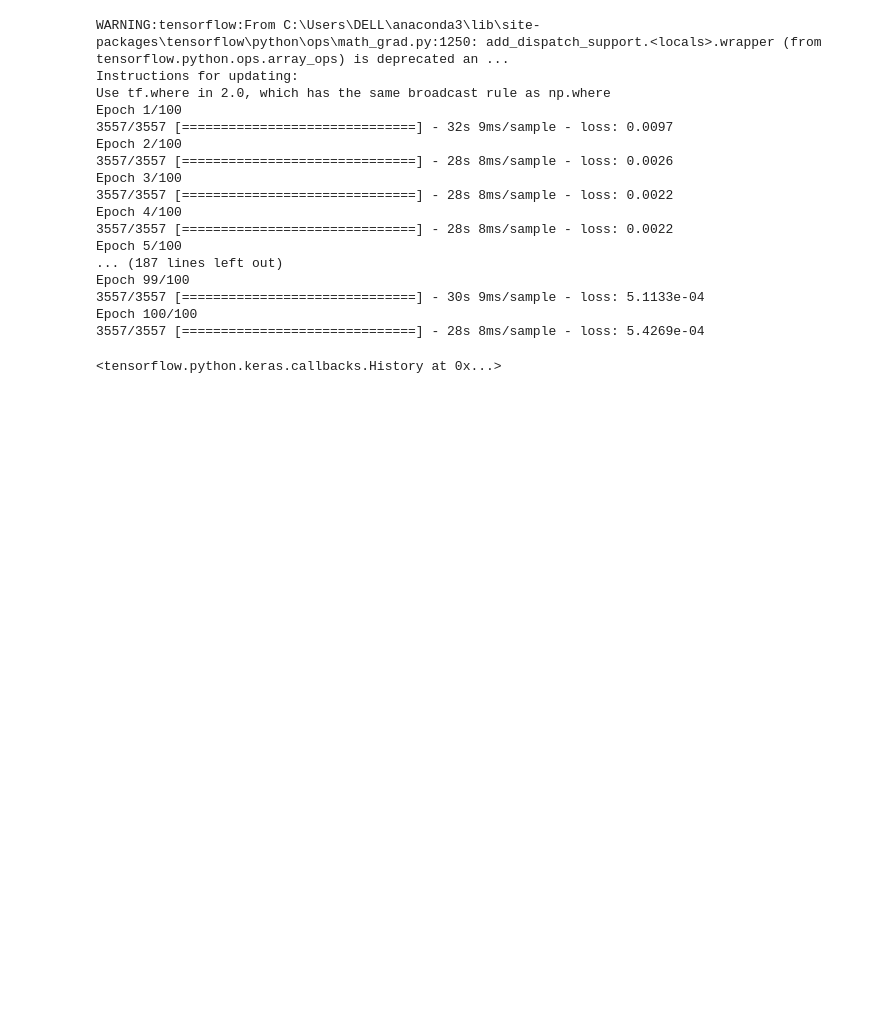
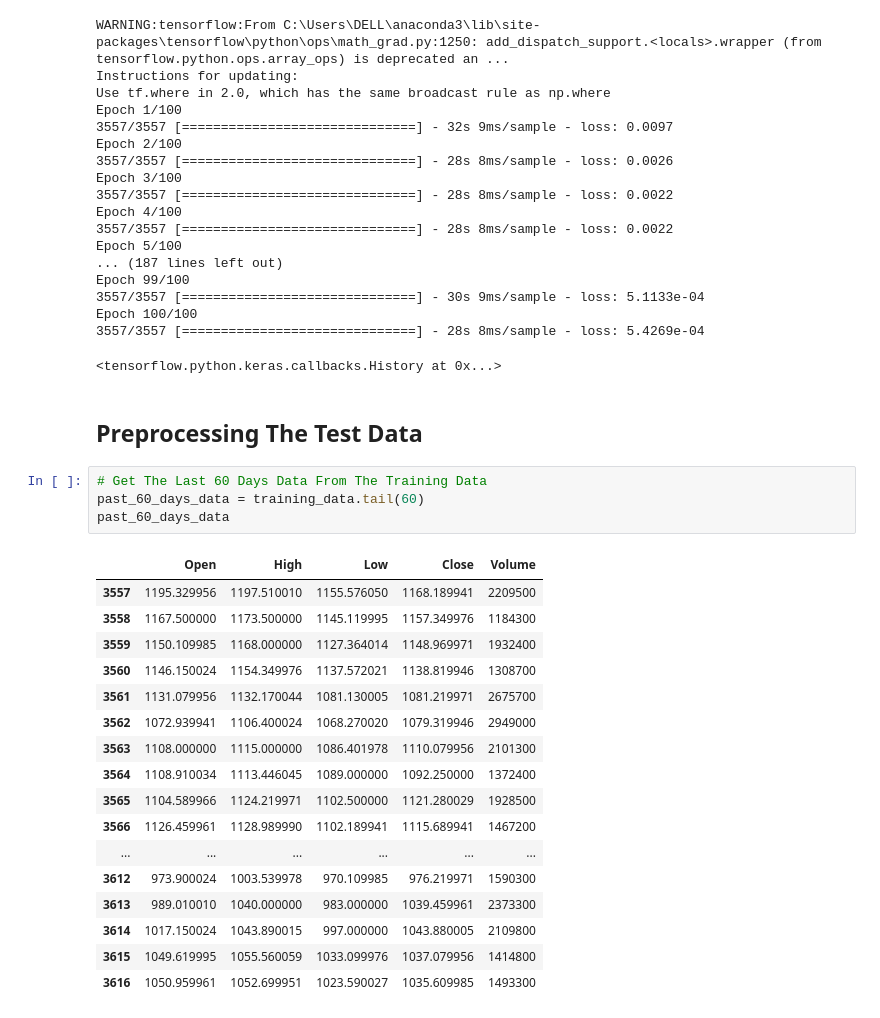
Before and after one commit to marks5dawkins/google_stock_prediction, a Jupyter notebook: Untitled.ipynb, the cells around one changed output. Drawn from its saved outputs; the diff is of its cells as text; blank space fills up the shorter version.

Commit message:
test data preproccessing

```diff
--- a/Untitled.ipynb
+++ b/Untitled.ipynb
@@ -172,3 +172,27 @@ Epoch 99/100
 Epoch 100/100
 3557/3557 [==============================] - 28s 8ms/sample - loss: 5.4269e-04
 <tensorflow.python.keras.callbacks.History at 0x...>
+# %% [markdown]
+## Preprocessing The Test Data
+# %%
+# Get The Last 60 Days Data From The Training Data
+past_60_days_data = training_data.tail(60)
+past_60_days_data
+# %% [output]
+|  | Open | High | Low | Close | Volume |
+| 3557 | 1195.329956 | 1197.510010 | 1155.576050 | 1168.189941 | 2209500 |
+| 3558 | 1167.500000 | 1173.500000 | 1145.119995 | 1157.349976 | 1184300 |
+| 3559 | 1150.109985 | 1168.000000 | 1127.364014 | 1148.969971 | 1932400 |
+| 3560 | 1146.150024 | 1154.349976 | 1137.572021 | 1138.819946 | 1308700 |
+| 3561 | 1131.079956 | 1132.170044 | 1081.130005 | 1081.219971 | 2675700 |
+| 3562 | 1072.939941 | 1106.400024 | 1068.270020 | 1079.319946 | 2949000 |
+| 3563 | 1108.000000 | 1115.000000 | 1086.401978 | 1110.079956 | 2101300 |
+| 3564 | 1108.910034 | 1113.446045 | 1089.000000 | 1092.250000 | 1372400 |
+| 3565 | 1104.589966 | 1124.219971 | 1102.500000 | 1121.280029 | 1928500 |
+| 3566 | 1126.459961 | 1128.989990 | 1102.189941 | 1115.689941 | 1467200 |
+| ... | ... | ... | ... | ... | ... |
+| 3612 | 973.900024 | 1003.539978 | 970.109985 | 976.219971 | 1590300 |
+| 3613 | 989.010010 | 1040.000000 | 983.000000 | 1039.459961 | 2373300 |
+| 3614 | 1017.150024 | 1043.890015 | 997.000000 | 1043.880005 | 2109800 |
+| 3615 | 1049.619995 | 1055.560059 | 1033.099976 | 1037.079956 | 1414800 |
+| 3616 | 1050.959961 | 1052.699951 | 1023.590027 | 1035.609985 | 1493300 |
```
Also changed, not shown: parts of 4 cells of this notebook.
